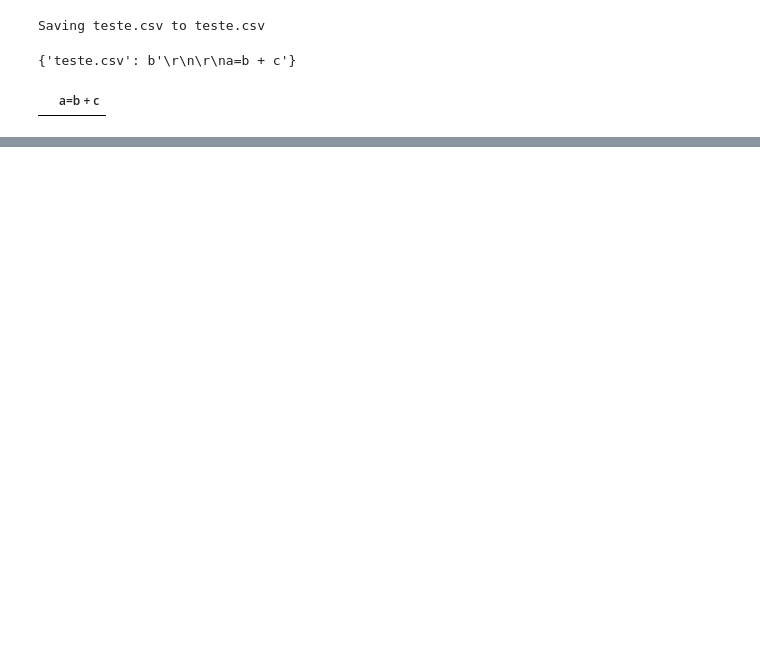
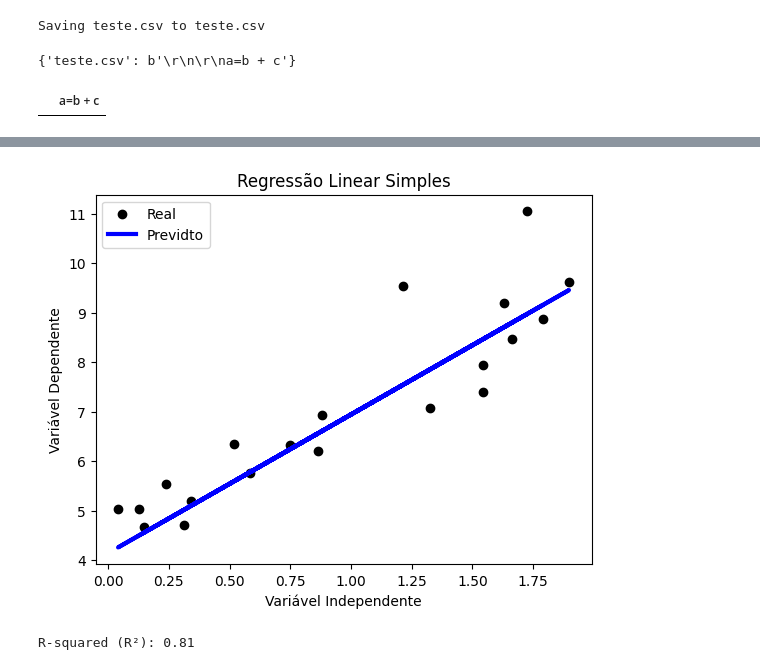
Before and after one commit to AugustoBonifacio001/AugustoBonifacio001, a Jupyter notebook: análise_de_dados.ipynb, the cells around one changed output, grey strips where cells are left out. Cells and saved outputs as stored; diff of their text form; code cells hidden in the pictures; blank space fills up the shorter version.

```diff
--- a/análise_de_dados.ipynb
+++ b/análise_de_dados.ipynb
@@ -277,0 +386,25 @@ df
+# %%
+np.random.seed(42)
+X = 2*np.random.rand(100,1)
+Y= 4 + 3*X + np.random.randn(100,1)
+
+X_train, X_test, Y_train, Y_test = train_test_split(X, Y, test_size =0.2, random_state=42)
+
+model = LinearRegression()
+model.fit(X_train, Y_train)
+
+Y_pred = model.predict(X_test)
+plt.scatter(X_test, Y_test, color='Black', label='Real')
+plt.plot(X_test, Y_pred, color= 'blue', linewidth = 3, label="Previdto")
+plt.title('Regressão Linear Simples')
+plt.xlabel('Variável Independente')
+plt.ylabel('Variável Dependente')
+plt.legend()
+plt.show()
+
+# Avaliando o desempenho do modelo usando R²
+r2 = r2_score(Y_test, Y_pred)  # Calcula o coeficiente de determinação R²
+print(f'R-squared (R²): {r2:.2f}')  # Exibe o R²
+# %% [output]
+[figure, added]
+R-squared (R²): 0.81
```
Also changed, not shown: parts of 4 cells of this notebook.
